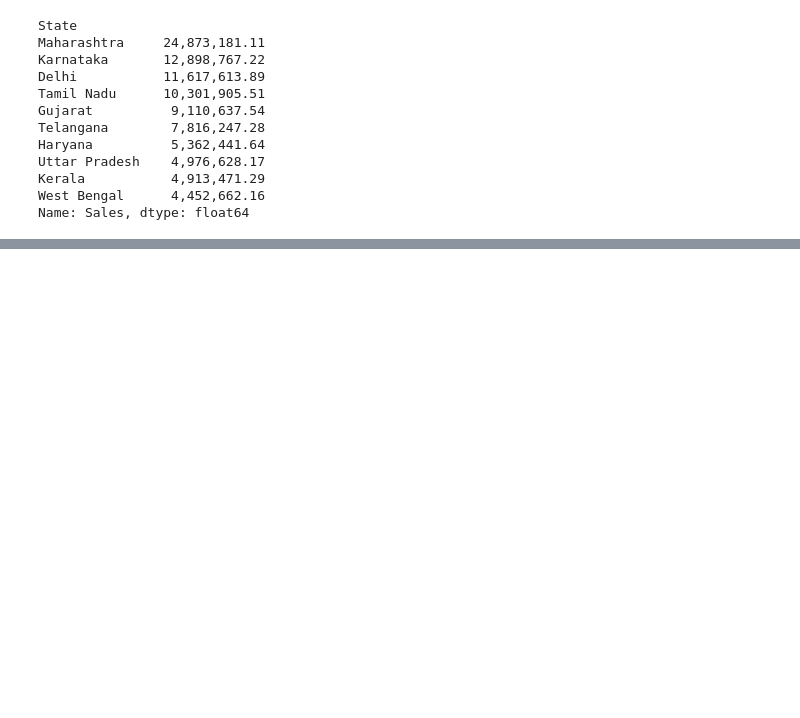
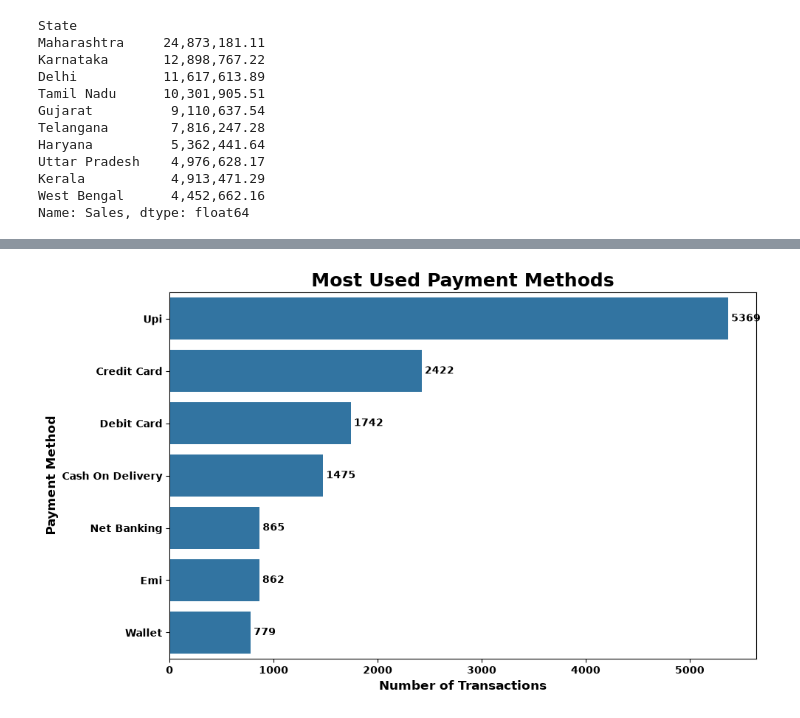
Before and after one commit to Tanujakarande5703/data_analysis_project, a Jupyter notebook: project.ipynb, the cells around one changed output, grey strips where cells are left out. Drawn from its saved outputs; the diff is of its cells as text; code cells hidden in the pictures; blank space fills up the shorter version.

Commit message:
Analysis of data

```diff
--- a/project.ipynb
+++ b/project.ipynb
@@ -955,0 +1136,46 @@ Name: Sales, dtype: float64
+# %%
+payment_counts = df['Payment_Method'].value_counts().reset_index()
+payment_counts.columns = ['Payment_Method', 'Count']
+
+
+plt.figure(figsize=(10, 6))
+
+
+ax = sns.barplot(
+    data=payment_counts,
+    x='Count',
+    y='Payment_Method'
+)
+
+
+# Title and labels
+plt.title(
+    'Most Used Payment Methods',
+    fontsize=18,
+    fontweight='bold'
+)
+
+
+plt.xlabel('Number of Transactions', fontsize=12, fontweight='bold')
+plt.ylabel('Payment Method', fontsize=12, fontweight='bold')
+
+
+# Bold tick labels
+plt.xticks(fontweight='bold')
+plt.yticks(fontweight='bold')
+
+
+# Values on bars
+for container in ax.containers:
+    ax.bar_label(
+        container,
+        padding=3,
+        fontsize=10,
+        fontweight='bold'
+    )
+
+
+plt.tight_layout()
+plt.show()
+# %% [output]
+[figure, added]
```
Also changed, not shown: parts of 26 cells of this notebook.
